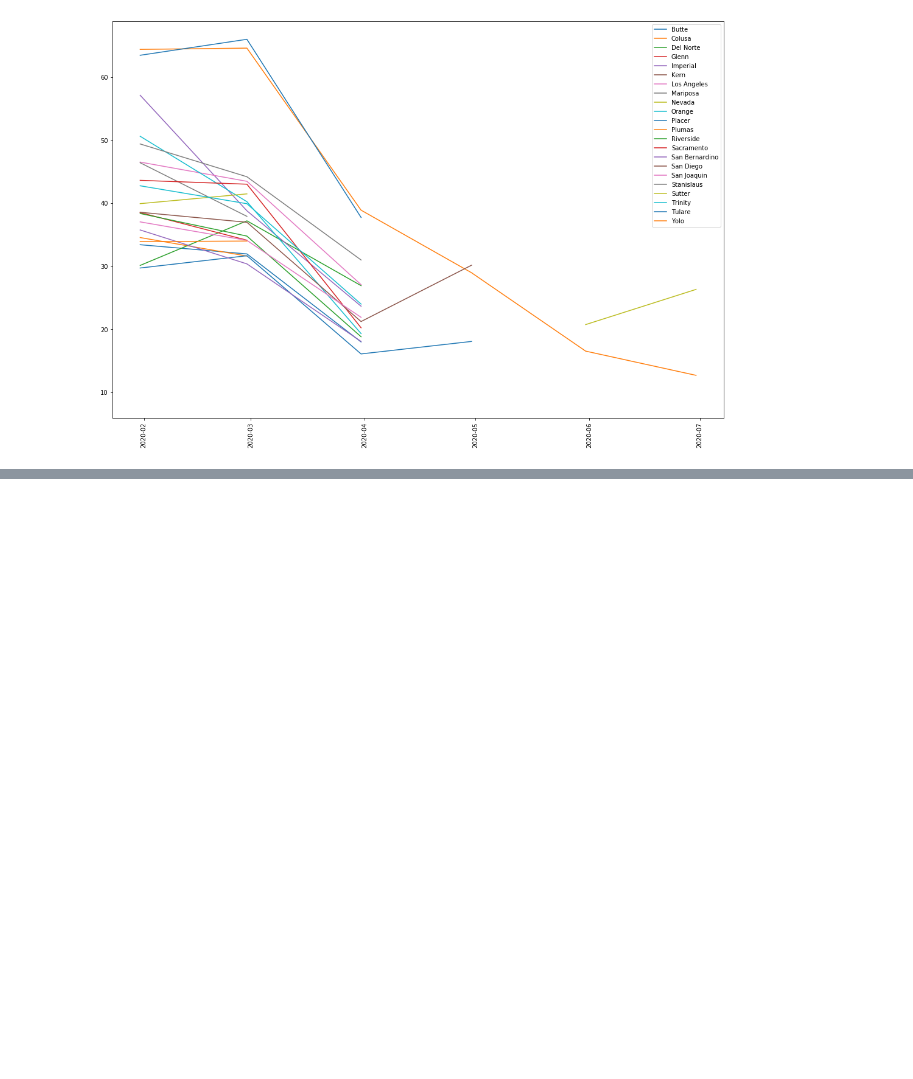
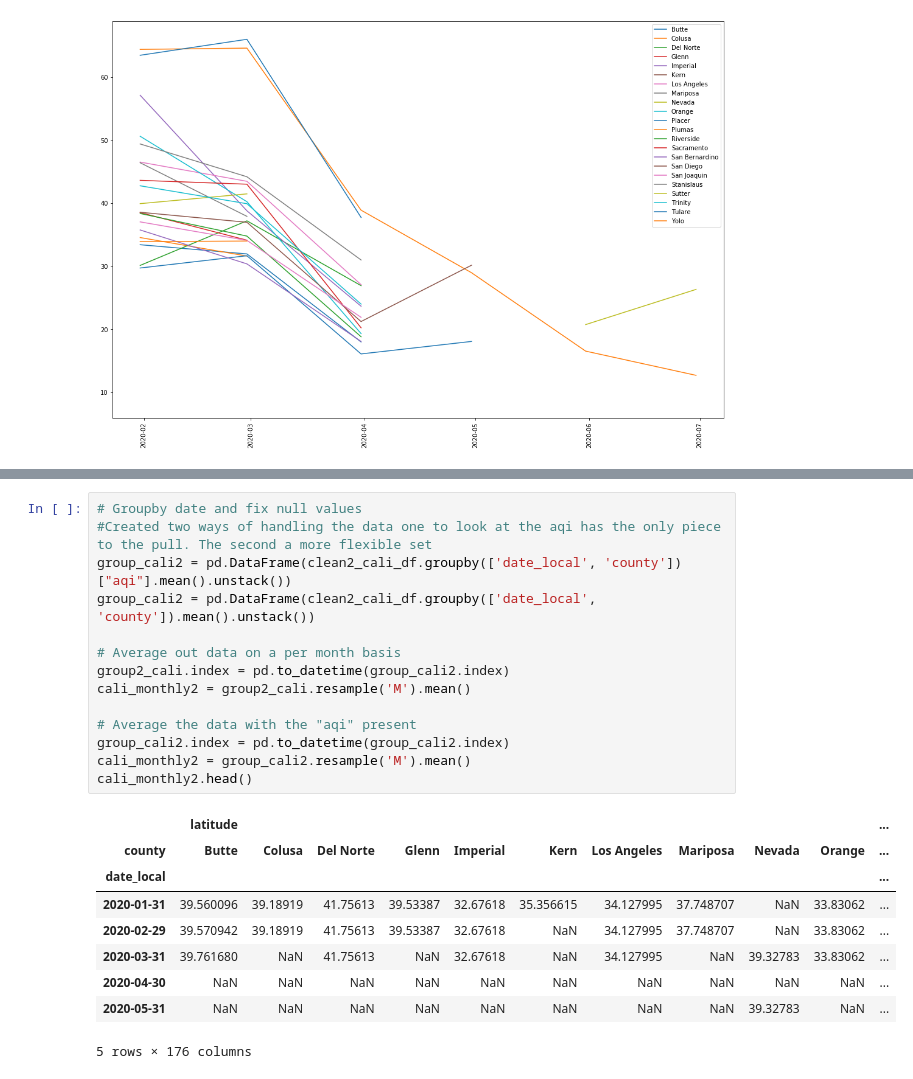
Before and after one commit to TrentELittle/BootcampProject1, a Jupyter notebook: project_main.ipynb, the cells around one changed output, grey strips where cells are left out. Cells and saved outputs as stored; diff of their text form; blank space fills up the shorter version.

```diff
--- a/project_main.ipynb
+++ b/project_main.ipynb
@@ -175,0 +221,24 @@ plt.show()
+# %%
+# Groupby date and fix null values
+#Created two ways of handling the data one to look at the aqi has the only piece to the pull. The second a more flexible set
+group_cali2 = pd.DataFrame(clean2_cali_df.groupby(['date_local', 'county'])["aqi"].mean().unstack())
+group_cali2 = pd.DataFrame(clean2_cali_df.groupby(['date_local', 'county']).mean().unstack())
+
+# Average out data on a per month basis
+group2_cali.index = pd.to_datetime(group_cali2.index)
+cali_monthly2 = group2_cali.resample('M').mean()
+
+# Average the data with the "aqi" present
+group_cali2.index = pd.to_datetime(group_cali2.index)
+cali_monthly2 = group_cali2.resample('M').mean()
+cali_monthly2.head()
+# %% [output]
+|  | latitude |  |  |  |  |  |  |  |  |  | ... |
+| county | Butte | Colusa | Del Norte | Glenn | Imperial | Kern | Los Angeles | Mariposa | Nevada | Orange | ... |
+| date_local |  |  |  |  |  |  |  |  |  |  | ... |
+| 2020-01-31 | 39.560096 | 39.18919 | 41.75613 | 39.53387 | 32.67618 | 35.356615 | 34.127995 | 37.748707 | NaN | 33.83062 | ... |
+| 2020-02-29 | 39.570942 | 39.18919 | 41.75613 | 39.53387 | 32.67618 | NaN | 34.127995 | 37.748707 | NaN | 33.83062 | ... |
+| 2020-03-31 | 39.761680 | NaN | 41.75613 | NaN | 32.67618 | NaN | 34.127995 | NaN | 39.32783 | 33.83062 | ... |
+| 2020-04-30 | NaN | NaN | NaN | NaN | NaN | NaN | NaN | NaN | NaN | NaN | ... |
+| 2020-05-31 | NaN | NaN | NaN | NaN | NaN | NaN | NaN | NaN | 39.32783 | NaN | ... |
+5 rows × 176 columns
```
Also changed, not shown: parts of 6 cells of this notebook.
